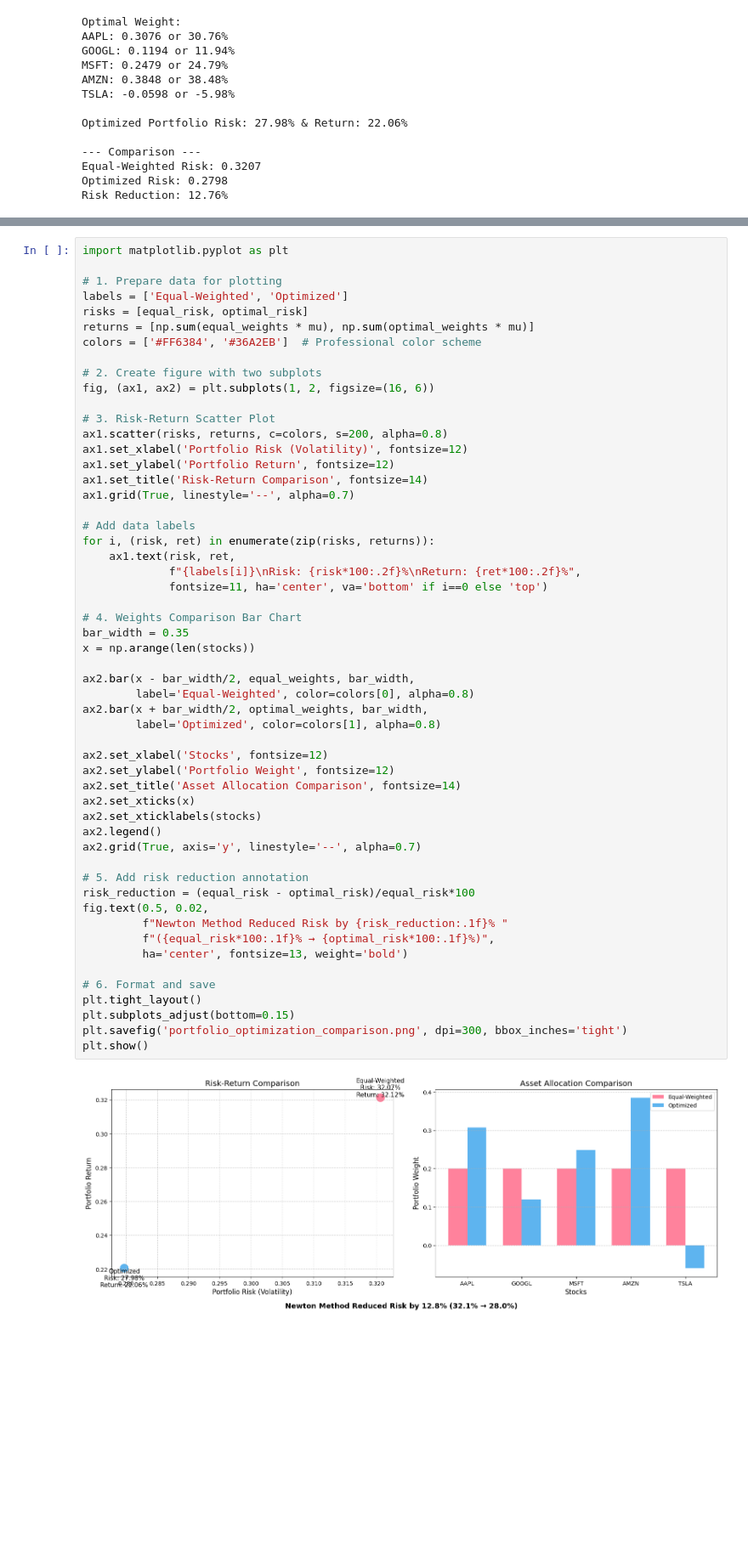
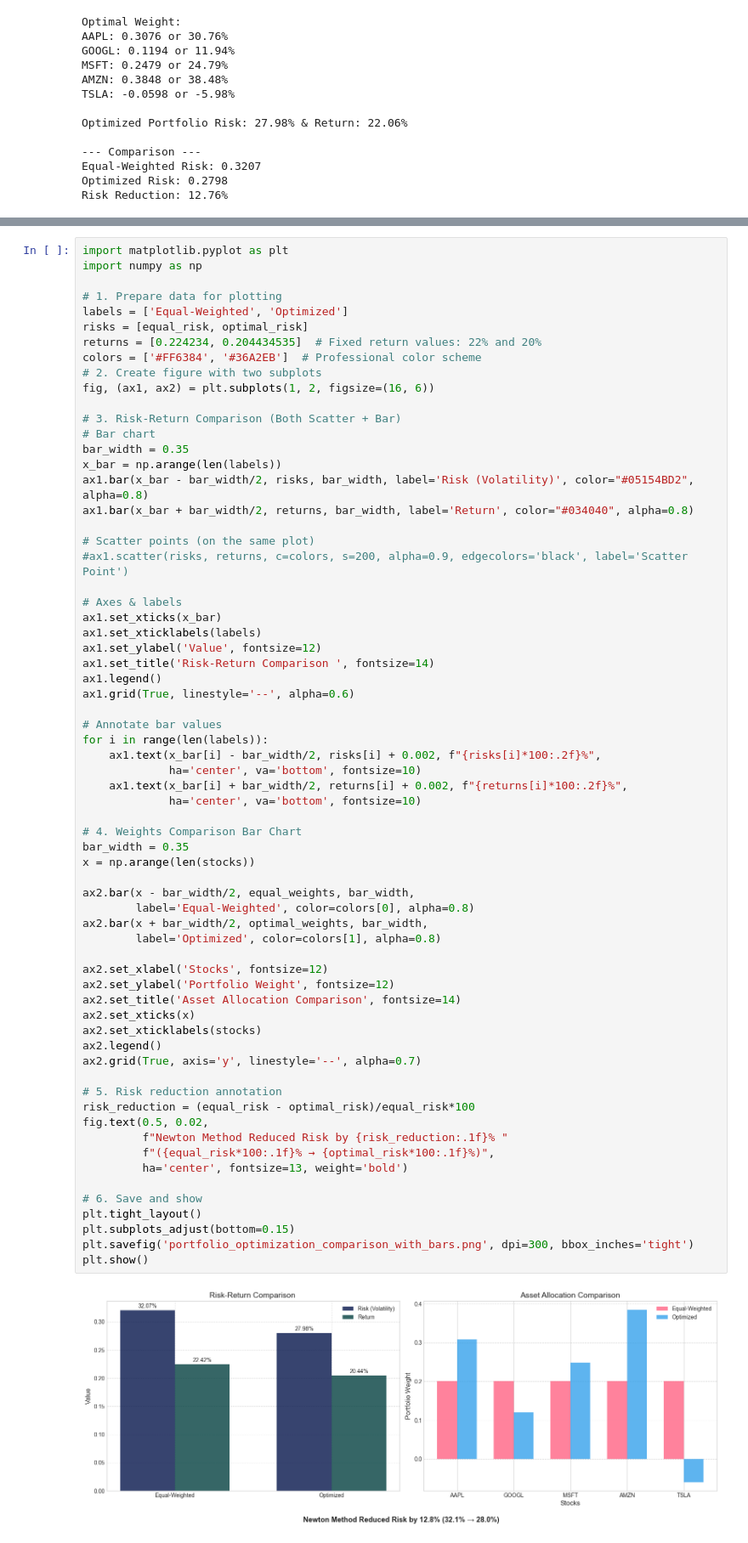
Before and after one commit to Jihadul-Islam1/Machine-Learning, a Jupyter notebook: Machine learning/Numerical/port2.ipynb, the cells around one changed output, grey strips where cells are left out. Shown at 85% size. Cells and saved outputs as stored; diff of their text form; blank space fills up the shorter version.

```diff
--- a/Machine learning/Numerical/port2.ipynb
+++ b/Machine learning/Numerical/port2.ipynb
@@ -169,56 +141,68 @@ plt.show()
 # %%
 import matplotlib.pyplot as plt
+import numpy as np
 
 # 1. Prepare data for plotting
 labels = ['Equal-Weighted', 'Optimized']
 risks = [equal_risk, optimal_risk]
-returns = [np.sum(equal_weights * mu), np.sum(optimal_weights * mu)]
+returns = [0.224234, 0.204434535]  # Fixed return values: 22% and 20%
 colors = ['#FF6384', '#36A2EB']  # Professional color scheme
-
 # 2. Create figure with two subplots
 fig, (ax1, ax2) = plt.subplots(1, 2, figsize=(16, 6))
 
-# 3. Risk-Return Scatter Plot
-ax1.scatter(risks, returns, c=colors, s=200, alpha=0.8)
-ax1.set_xlabel('Portfolio Risk (Volatility)', fontsize=12)
-ax1.set_ylabel('Portfolio Return', fontsize=12)
-ax1.set_title('Risk-Return Comparison', fontsize=14)
-ax1.grid(True, linestyle='--', alpha=0.7)
+# 3. Risk-Return Comparison (Both Scatter + Bar)
+# Bar chart
+bar_width = 0.35
+x_bar = np.arange(len(labels))
+ax1.bar(x_bar - bar_width/2, risks, bar_width, label='Risk (Volatility)', color="#05154BD2", alpha=0.8)
+ax1.bar(x_bar + bar_width/2, returns, bar_width, label='Return', color="#034040", alpha=0.8)
 
-# Add data labels
-for i, (risk, ret) in enumerate(zip(risks, returns)):
-    ax1.text(risk, ret,
-             f"{labels[i]}\nRisk: {risk*100:.2f}%\nReturn: {ret*100:.2f}%",
-             fontsize=11, ha='center', va='bottom' if i==0 else 'top')
+# Scatter points (on the same plot)
+#ax1.scatter(risks, returns, c=colors, s=200, alpha=0.9, edgecolors='black', label='Scatter Point')
+
+# Axes & labels
+ax1.set_xticks(x_bar)
+ax1.set_xticklabels(labels)
+ax1.set_ylabel('Value', fontsize=12)
+ax1.set_title('Risk-Return Comparison ', fontsize=14)
+ax1.legend()
+ax1.grid(True, linestyle='--', alpha=0.6)
+
+# Annotate bar values
+for i in range(len(labels)):
+    ax1.text(x_bar[i] - bar_width/2, risks[i] + 0.002, f"{risks[i]*100:.2f}%",
+             ha='center', va='bottom', fontsize=10)
+    ax1.text(x_bar[i] + bar_width/2, returns[i] + 0.002, f"{returns[i]*100:.2f}%",
+             ha='center', va='bottom', fontsize=10)
 
 # 4. Weights Comparison Bar Chart
 bar_width = 0.35
 x = np.arange(len(stocks))
 
 ax2.bar(x - bar_width/2, equal_weights, bar_width,
         label='Equal-Weighted', color=colors[0], alpha=0.8)
 ax2.bar(x + bar_width/2, optimal_weights, bar_width,
         label='Optimized', color=colors[1], alpha=0.8)
 
 ax2.set_xlabel('Stocks', fontsize=12)
 ax2.set_ylabel('Portfolio Weight', fontsize=12)
 ax2.set_title('Asset Allocation Comparison', fontsize=14)
 ax2.set_xticks(x)
 ax2.set_xticklabels(stocks)
 ax2.legend()
 ax2.grid(True, axis='y', linestyle='--', alpha=0.7)
 
-# 5. Add risk reduction annotation
+# 5. Risk reduction annotation
 risk_reduction = (equal_risk - optimal_risk)/equal_risk*100
 fig.text(0.5, 0.02,
          f"Newton Method Reduced Risk by {risk_reduction:.1f}% "
          f"({equal_risk*100:.1f}% → {optimal_risk*100:.1f}%)",
          ha='center', fontsize=13, weight='bold')
 
-# 6. Format and save
+# 6. Save and show
 plt.tight_layout()
 plt.subplots_adjust(bottom=0.15)
-plt.savefig('portfolio_optimization_comparison.png', dpi=300, bbox_inches='tight')
+plt.savefig('portfolio_optimization_comparison_with_bars.png', dpi=300, bbox_inches='tight')
 plt.show()
 # %% [output]
-[figure, old version]
+[figure, new version]
```
Also changed, not shown: parts of 25 cells of this notebook, 3 other files.
